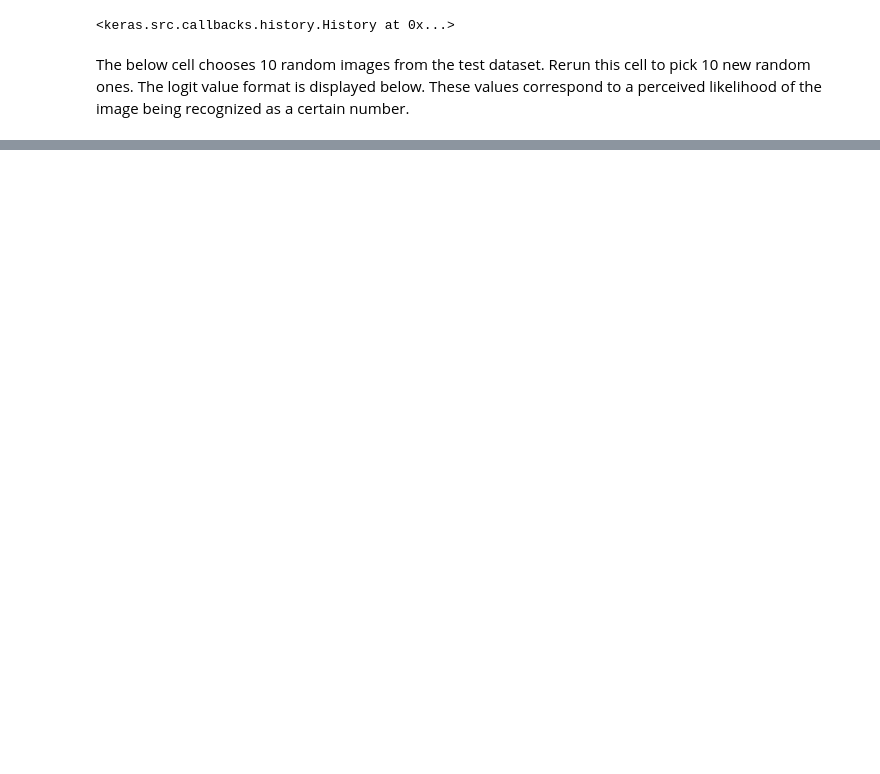
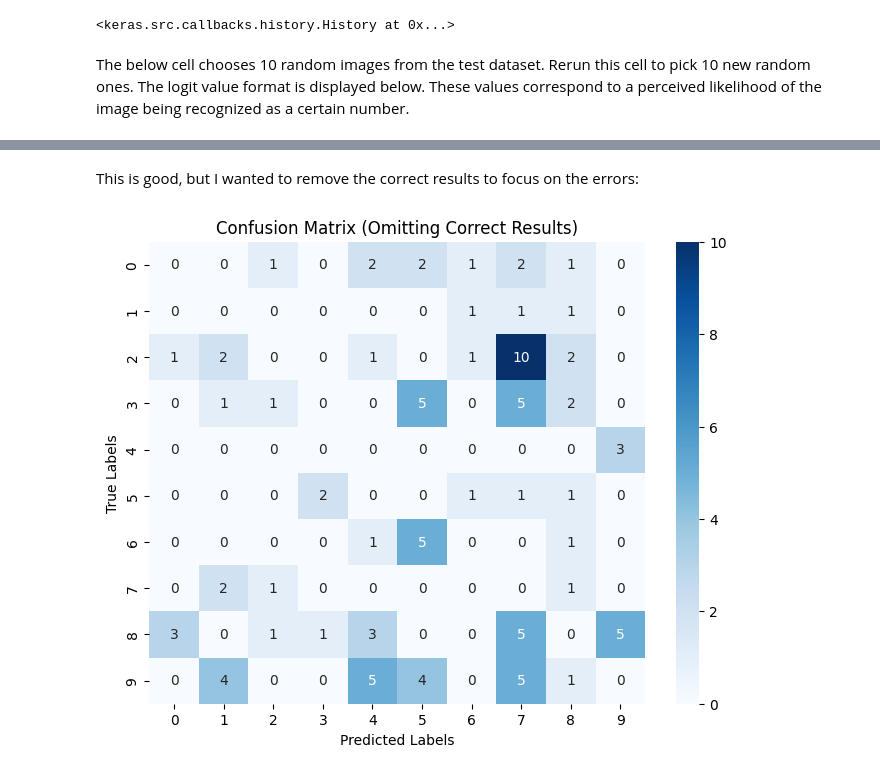
Before and after one commit to frederickschulze/OCR-TensorFlow-MNIST, a Jupyter notebook: MNIST_NeuralNet.ipynb, the cells around one changed output, grey strips where cells are left out. Cells and saved outputs as stored; diff of their text form; code cells hidden in the pictures; blank space fills up the shorter version.

```diff
--- a/MNIST_NeuralNet.ipynb
+++ b/MNIST_NeuralNet.ipynb
@@ -213,0 +328,16 @@ Match Matrix (True = match, False = mismatch):
+# %% [markdown]
+This is good, but I wanted to remove the correct results to focus on the errors:
+# %%
+# Generate the confusion matrix but replacing the diagonal with 0s
+cm = confusion_matrix(yTest_balanced, predictions)
+np.fill_diagonal(cm, 0)
+
+# Code for plot
+plt.figure(figsize=(8, 6))
+sns.heatmap(cm, annot=True, fmt="d", cmap="Blues", xticklabels=[str(i) for i in range(10)], yticklabels=[str(i) for i in range(10)])
+plt.title("Confusion Matrix (Omitting Correct Results)")
+plt.xlabel("Predicted Labels")
+plt.ylabel("True Labels")
+plt.show()
+# %% [output]
+[figure, added]
```
Also changed, not shown: parts of 31 cells of this notebook.
